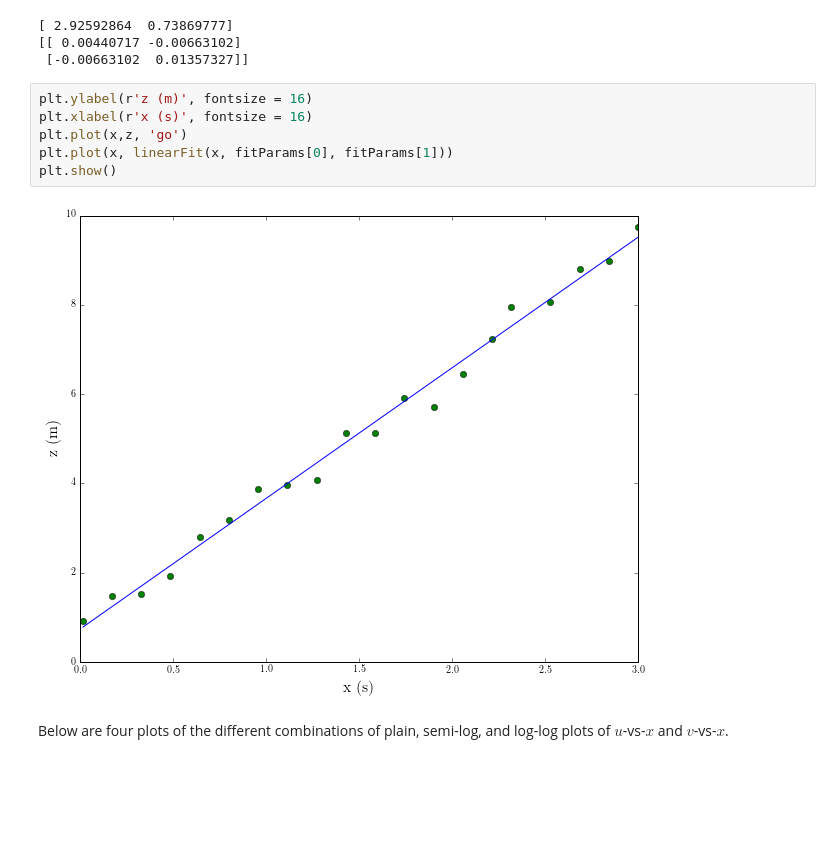
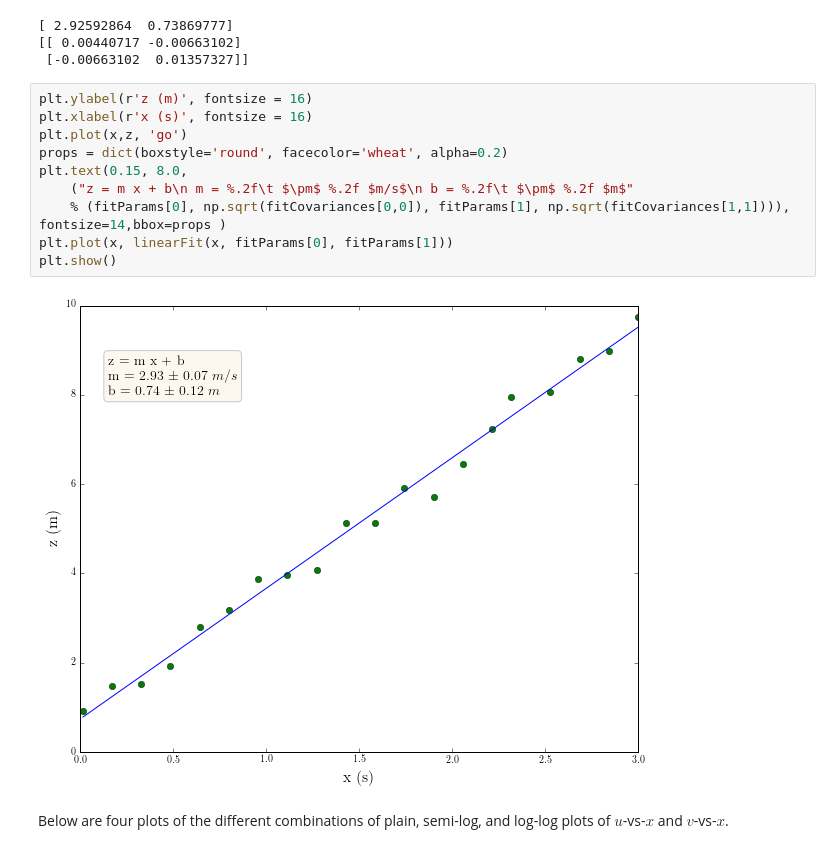
Before and after one commit to samuel-barton/ilab, a Jupyter notebook: dataplottingand-fitting.ipynb, the cells around one changed output. Drawn from its saved outputs; the diff is of its cells as text; blank space fills up the shorter version.

```diff
--- a/dataplottingand-fitting.ipynb
+++ b/dataplottingand-fitting.ipynb
@@ -65,11 +67,15 @@ print(fitCovariances)
 # %%
 plt.ylabel(r'z (m)', fontsize = 16)
 plt.xlabel(r'x (s)', fontsize = 16)
 plt.plot(x,z, 'go')
+props = dict(boxstyle='round', facecolor='wheat', alpha=0.2)
+plt.text(0.15, 8.0,
+    ("z = m x + b\n m = %.2f\t $\pm$ %.2f $m/s$\n b = %.2f\t $\pm$ %.2f $m$"
+    % (fitParams[0], np.sqrt(fitCovariances[0,0]), fitParams[1], np.sqrt(fitCovariances[1,1]))), fontsize=14,bbox=props )
 plt.plot(x, linearFit(x, fitParams[0], fitParams[1]))
 plt.show()
 # %% [output]
-[figure, old version]
+[figure, new version]
 # %% [markdown]
 Below are four plots of the different combinations of plain, semi-log, and log-log plots of $u$-vs-$x$ and $v$-vs-$x$.
 # %%
```
Also changed, not shown: parts of 5 cells of this notebook.
